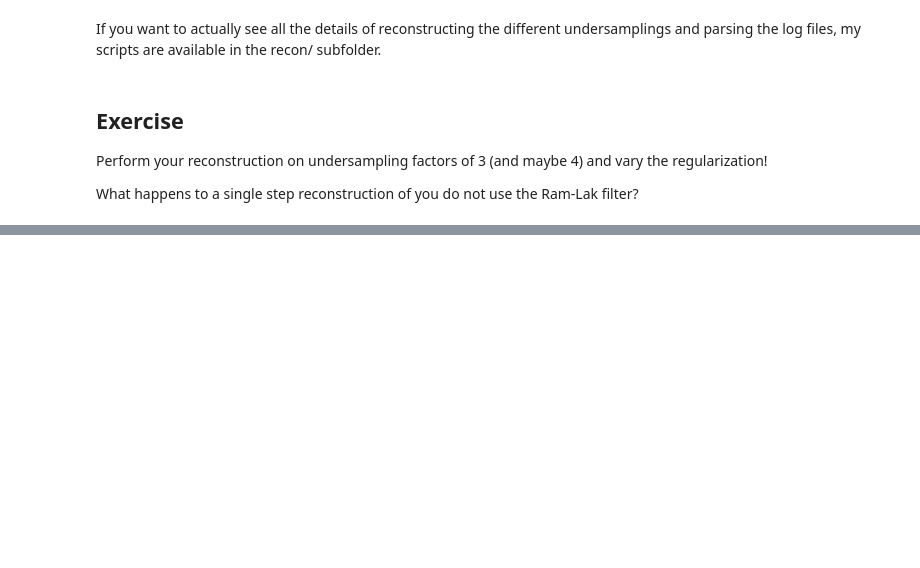
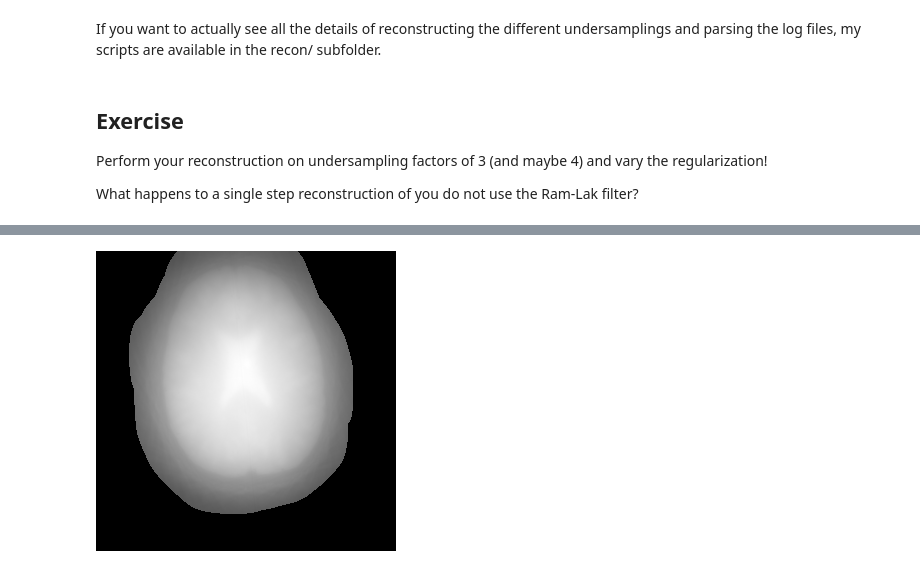
Before and after one commit to mrirecon/bart-webinars, a Jupyter notebook: webinar2/reproducing_cgsense/cgsense_challenge.ipynb, the cells around one changed output, grey strips where cells are left out. Drawn from its saved outputs; the diff is of its cells as text; code cells hidden in the pictures; blank space fills up the shorter version.

```diff
--- a/webinar2/reproducing_cgsense/cgsense_challenge.ipynb
+++ b/webinar2/reproducing_cgsense/cgsense_challenge.ipynb
@@ -434,0 +448,5 @@ Coils.hdr  InScale.hdr  mask.hdr  rawdata.hdr  trajectory.hdr
+# %%
+# With a Ram-Filter, convergence is slower. So the image after just a single cg step looks very blurry
+imshow_nowin brain_reconstruction/recon_pics_3_noweight_flip
+# %% [output]
+[figure, added]
```
Also changed, not shown: parts of 19 cells of this notebook.
